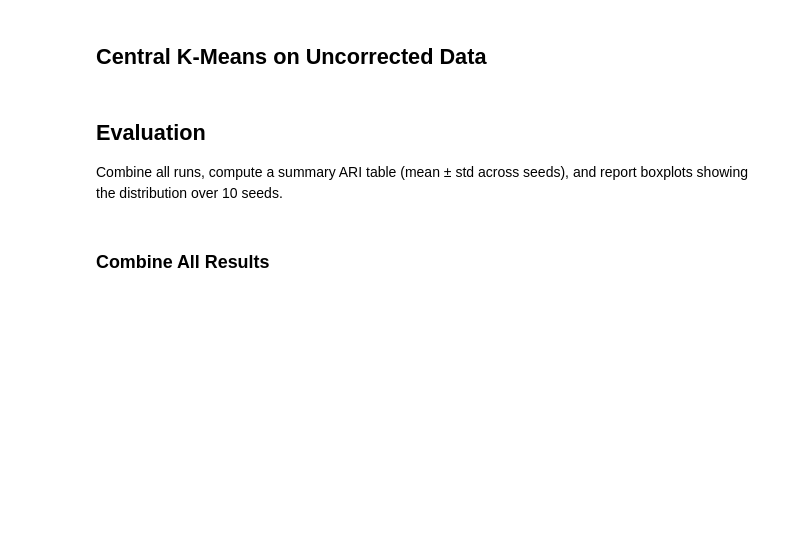
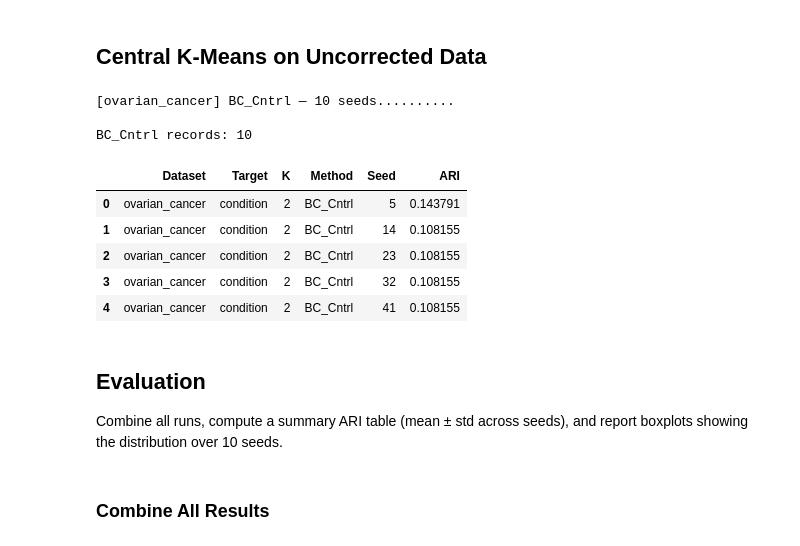
Before and after one commit to Freddsle/fedRBE, a Jupyter notebook: evaluation_clusterization_after_correction/real_datasets/05_multiple_runs.ipynb, the cells around one changed output. Saved outputs shown, nothing was run; the diff lists cells and outputs as text; code cells hidden in the pictures; blank space fills up the shorter version.

```diff
--- a/evaluation_clusterization_after_correction/real_datasets/05_multiple_runs.ipynb
+++ b/evaluation_clusterization_after_correction/real_datasets/05_multiple_runs.ipynb
@@ -483,23 +620,37 @@ df_ac_cntrl.head()
 # %%
 bc_cntrl_records = []
 
 for ds_name, data in dataset_data.items():
     print(f"[{ds_name}] BC_Cntrl — {N_RUNS} seeds", end="", flush=True)
     for seed in SEEDS:
-        labels = run_central_kmeans(data["before"], data["k_values"], seed, n_init=data["n_init"])
+        labels = run_central_kmeans(
+            data["before"], data["k_values"],
+            seed,
+            n_init=CENTRAL_N_INIT
+        )
         bc_cntrl_records.extend(
             compute_ari_records(
                 labels, data["metadata"],
                 data["k_condition"], data["k_batch"],
                 ds_name, "BC_Cntrl", seed,
             )
         )
         print(".", end="", flush=True)
     print()
 
 df_bc_cntrl = pd.DataFrame(bc_cntrl_records)
 print(f"\nBC_Cntrl records: {len(df_bc_cntrl)}")
 df_bc_cntrl.head()
+# %% [output]
+[ovarian_cancer] BC_Cntrl — 10 seeds..........
+
+BC_Cntrl records: 10
+|  | Dataset | Target | K | Method | Seed | ARI |
+| 0 | ovarian_cancer | condition | 2 | BC_Cntrl | 5 | 0.143791 |
+| 1 | ovarian_cancer | condition | 2 | BC_Cntrl | 14 | 0.108155 |
+| 2 | ovarian_cancer | condition | 2 | BC_Cntrl | 23 | 0.108155 |
+| 3 | ovarian_cancer | condition | 2 | BC_Cntrl | 32 | 0.108155 |
+| 4 | ovarian_cancer | condition | 2 | BC_Cntrl | 41 | 0.108155 |
 # %% [markdown]
 ## Evaluation
 
```
Also changed, not shown: parts of 11 cells of this notebook, 3 other files.
